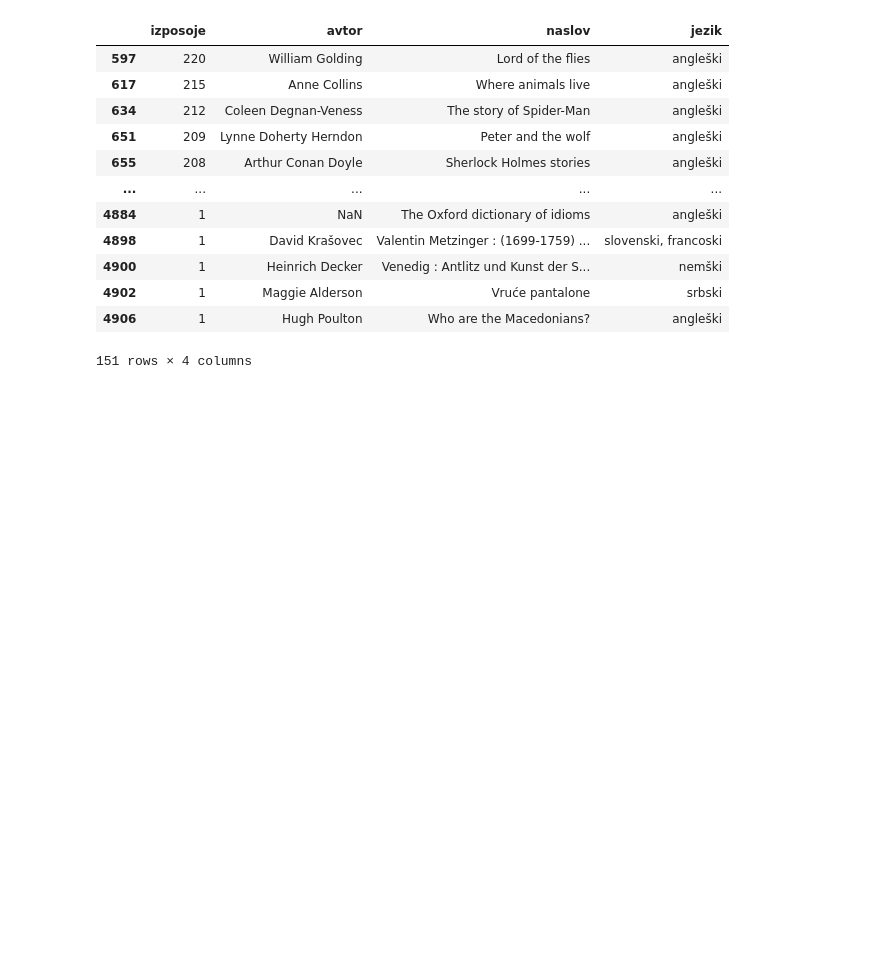
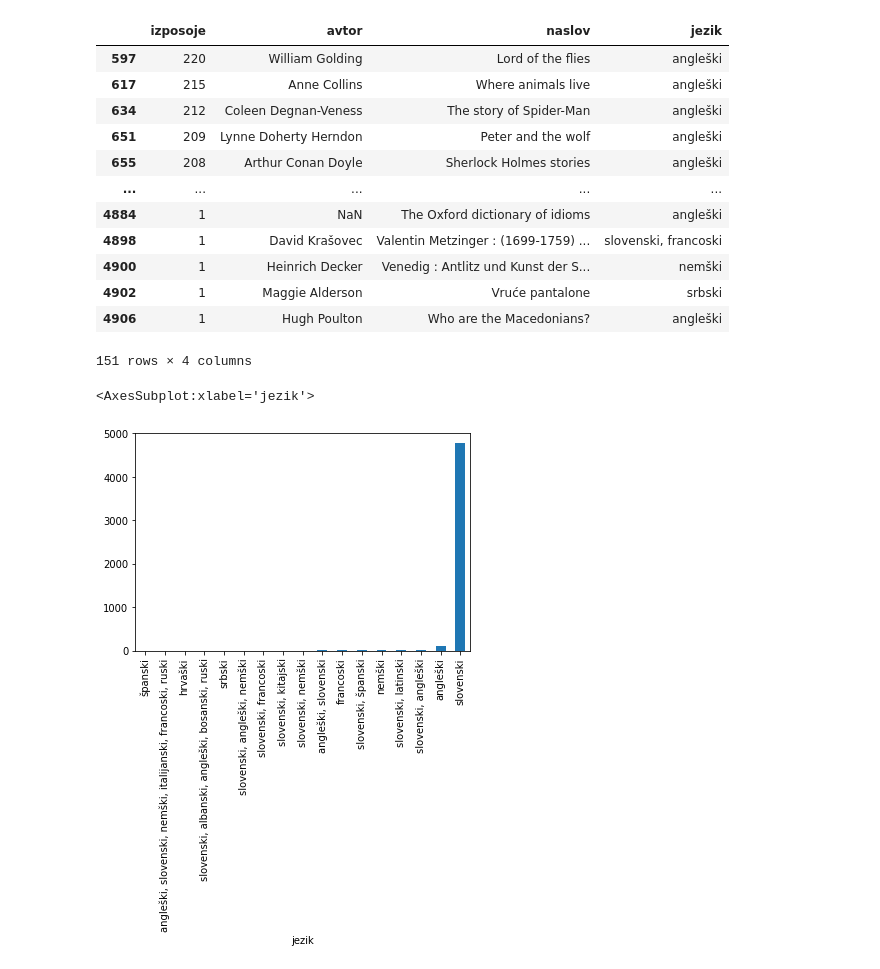
Before and after one commit to lueticana/Izposojene-knjige, a Jupyter notebook: analiza.ipynb, the cells around one changed output. Saved outputs shown, nothing was run; the diff lists cells and outputs as text; code cells hidden in the pictures; blank space fills up the shorter version.

```diff
--- a/analiza.ipynb
+++ b/analiza.ipynb
@@ -130,3 +116,8 @@ knjige[knjige.jezik != 'slovenski']
 | 4902 | 1 | Maggie Alderson | Vruće pantalone | srbski |
 | 4906 | 1 | Hugh Poulton | Who are the Macedonians? | angleški |
 151 rows × 4 columns
+# %%
+knjige.groupby('jezik').size().sort_values(ascending=True).plot.bar()
+# %% [output]
+<AxesSubplot:xlabel='jezik'>
+[figure, added]
```
Also changed, not shown: parts of 34 cells of this notebook, 1 other file.
